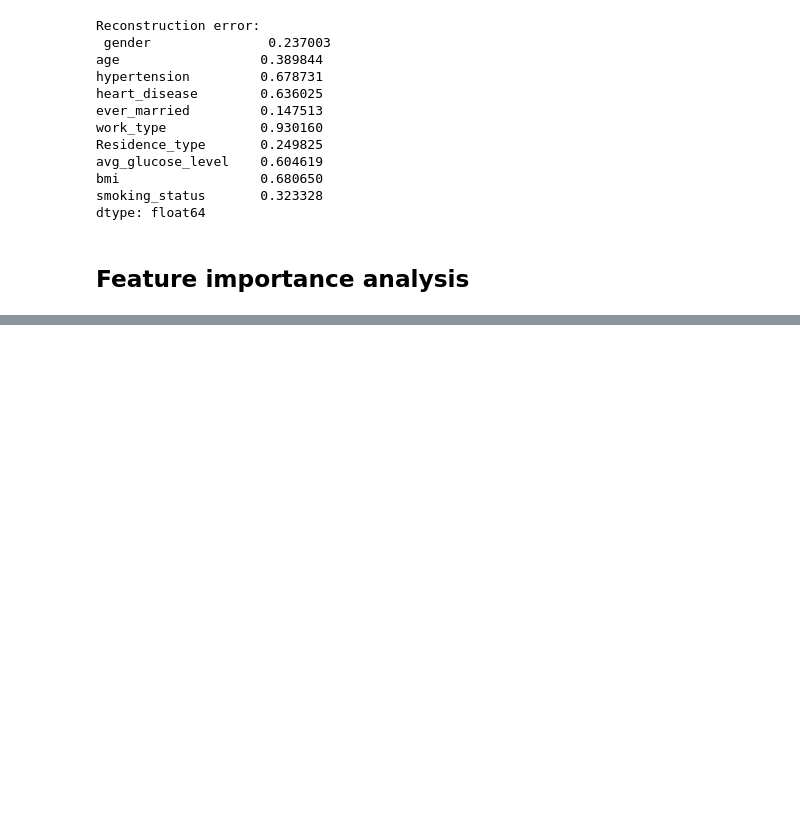
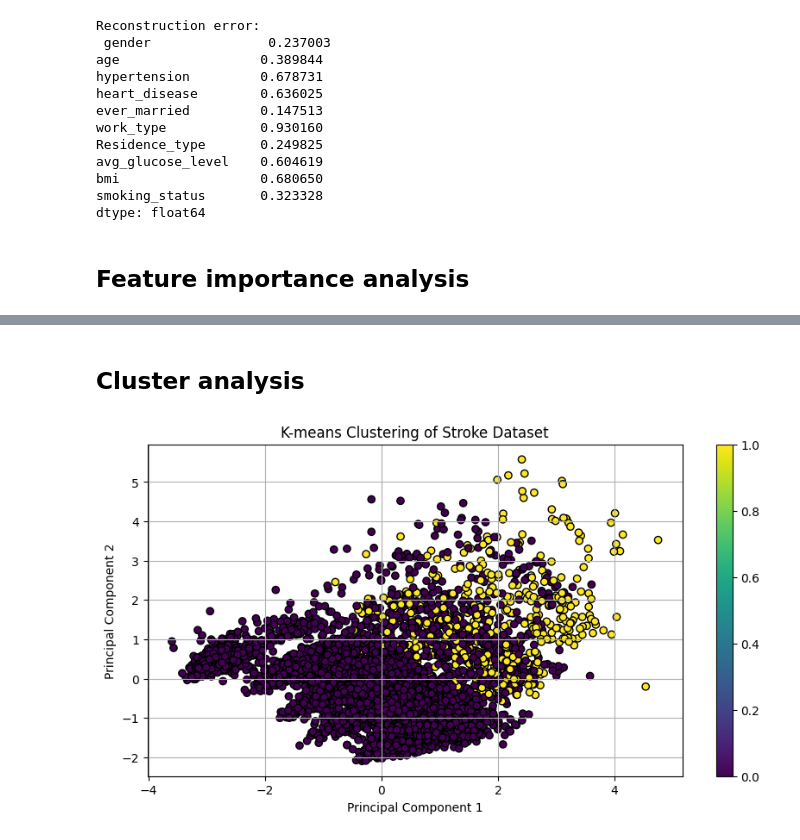
Before and after one commit to kevinwjin/cpsc581, a Jupyter notebook: kevin.ipynb, the cells around one changed output, grey strips where cells are left out. Drawn from its saved outputs; the diff is of its cells as text; code cells hidden in the pictures; blank space fills up the shorter version.

Commit message:
Finish analysis

```diff
--- a/kevin.ipynb
+++ b/kevin.ipynb
@@ -436,0 +557,21 @@ dtype: float64
+# %% [markdown]
+## Cluster analysis
+# %%
+# k-means clustering
+kmeans = sklearn.cluster.KMeans(n_clusters=2, random_state=42)  # 2 clusters
+kmeans.fit(X)
+
+# Get cluster assignments
+clusters = kmeans.predict(X)
+
+# Plot the data points in the new 2D space
+plt.figure(figsize=(10, 5))
+plt.scatter(X_pca[:, 0], X_pca[:, 1], c=clusters, cmap='viridis', edgecolor='k')
+plt.xlabel('Principal Component 1')
+plt.ylabel('Principal Component 2')
+plt.title('K-means Clustering of Stroke Dataset')
+plt.grid(True)
+plt.colorbar()
+plt.show()
+# %% [output]
+[figure, added]
```
Also changed, not shown: parts of 13 cells of this notebook.
